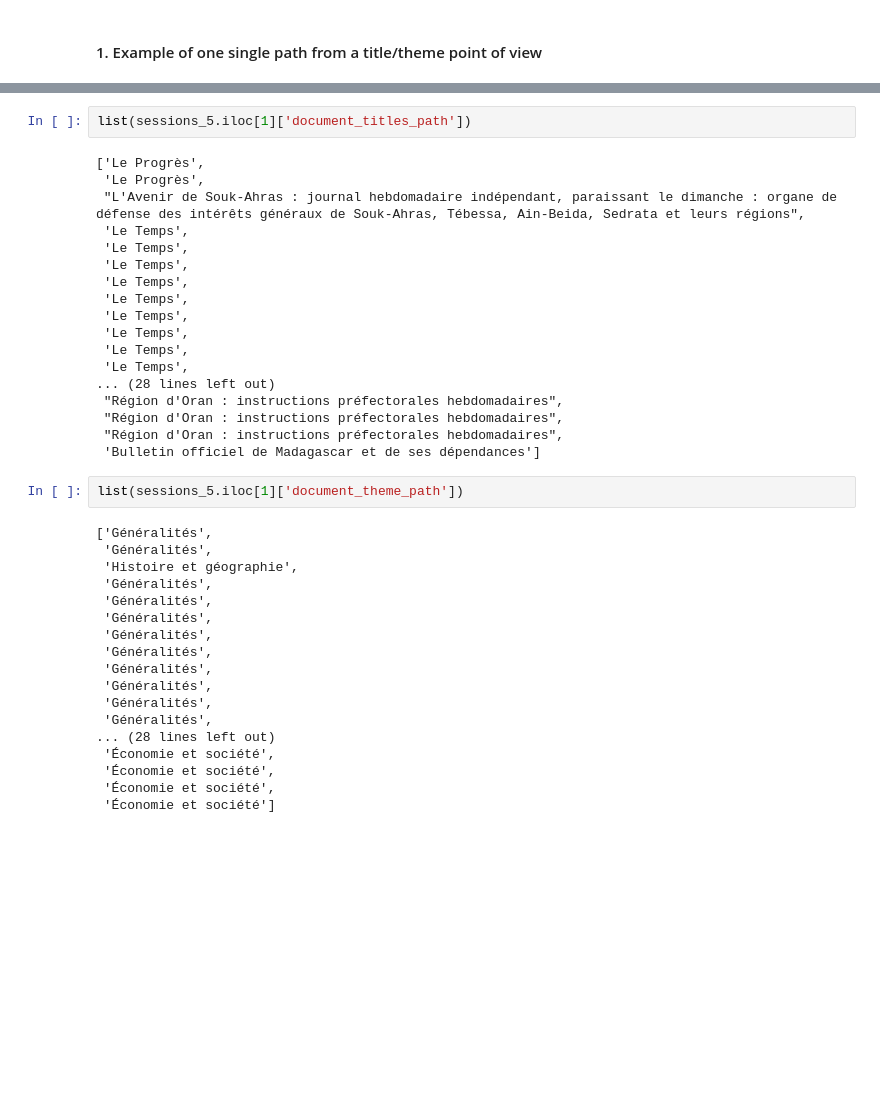
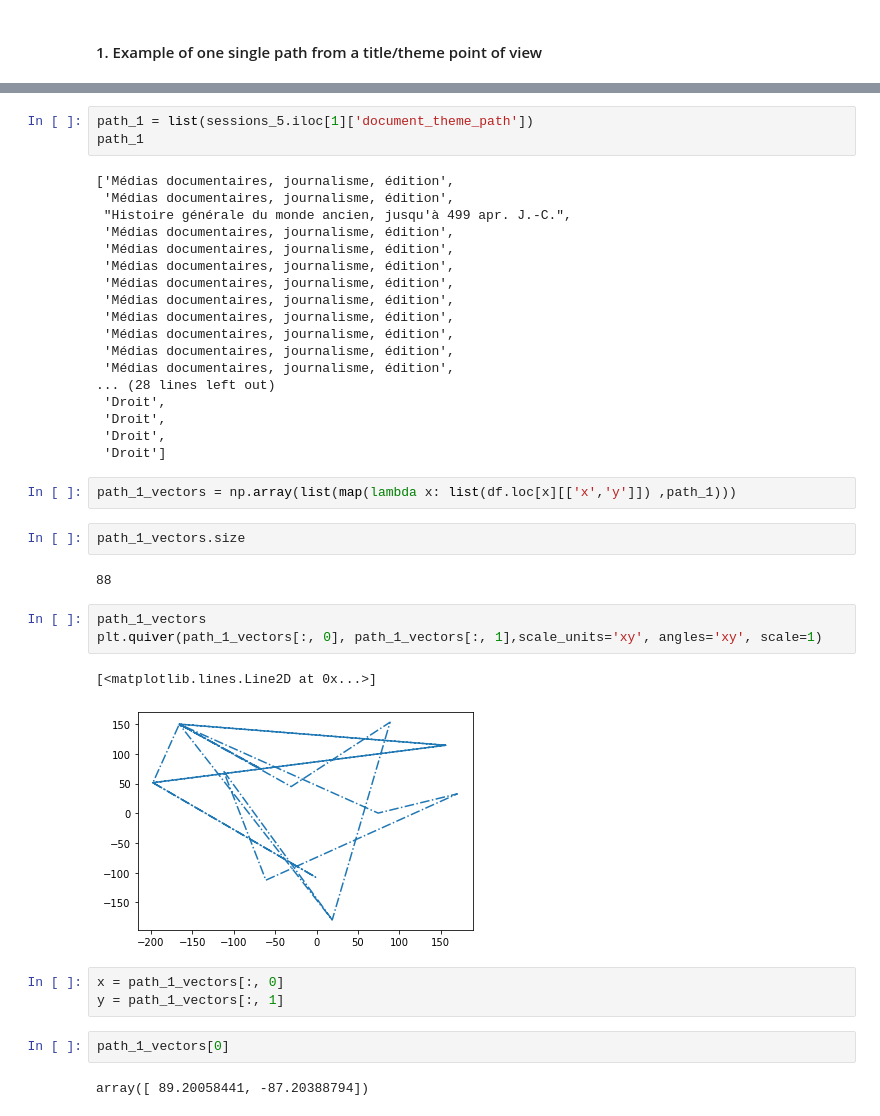
Before and after one commit to Kaabachi/TDA-Gallica, a Jupyter notebook: Project.ipynb, the cells around one changed output, grey strips where cells are left out. Saved outputs shown, nothing was run; the diff lists cells and outputs as text; blank space fills up the shorter version.

```diff
--- a/Project.ipynb
+++ b/Project.ipynb
@@ -529,42 +684,42 @@ TODO do this representation on all data. cluster? run everything on my laptop?
 # %%
-list(sessions_5.iloc[1]['document_titles_path'])
+path_1 = list(sessions_5.iloc[1]['document_theme_path'])
+path_1
 # %% [output]
-['Le Progrès',
- 'Le Progrès',
- "L'Avenir de Souk-Ahras : journal hebdomadaire indépendant, paraissant le dimanche : organe de défense des intérêts généraux de Souk-Ahras, Tébessa, Ain-Beida, Sedrata et leurs régions",
- 'Le Temps',
- 'Le Temps',
- 'Le Temps',
- 'Le Temps',
- 'Le Temps',
- 'Le Temps',
- 'Le Temps',
- 'Le Temps',
- 'Le Temps',
+['Médias documentaires, journalisme, édition',
+ 'Médias documentaires, journalisme, édition',
+ "Histoire générale du monde ancien, jusqu'à 499 apr. J.-C.",
+ 'Médias documentaires, journalisme, édition',
+ 'Médias documentaires, journalisme, édition',
+ 'Médias documentaires, journalisme, édition',
+ 'Médias documentaires, journalisme, édition',
+ 'Médias documentaires, journalisme, édition',
+ 'Médias documentaires, journalisme, édition',
+ 'Médias documentaires, journalisme, édition',
+ 'Médias documentaires, journalisme, édition',
+ 'Médias documentaires, journalisme, édition',
 ... (28 lines left out)
- "Région d'Oran : instructions préfectorales hebdomadaires",
- "Région d'Oran : instructions préfectorales hebdomadaires",
- "Région d'Oran : instructions préfectorales hebdomadaires",
- 'Bulletin officiel de Madagascar et de ses dépendances']
+ 'Droit',
+ 'Droit',
+ 'Droit',
+ 'Droit']
-# %%
-list(sessions_5.iloc[1]['document_theme_path'])
-# %% [output]
-['Généralités',
- 'Généralités',
- 'Histoire et géographie',
- 'Généralités',
- 'Généralités',
- 'Généralités',
- 'Généralités',
- 'Généralités',
- 'Généralités',
- 'Généralités',
- 'Généralités',
- 'Généralités',
-... (28 lines left out)
- 'Économie et société',
- 'Économie et société',
- 'Économie et société',
- 'Économie et société']
+# %%
+path_1_vectors = np.array(list(map(lambda x: list(df.loc[x][['x','y']]) ,path_1)))
+# %%
+path_1_vectors.size
+# %% [output]
+88
+# %%
+path_1_vectors
+plt.quiver(path_1_vectors[:, 0], path_1_vectors[:, 1],scale_units='xy', angles='xy', scale=1)
+# %% [output]
+[<matplotlib.lines.Line2D at 0x...>]
+[figure, added]
+# %%
+x = path_1_vectors[:, 0]
+y = path_1_vectors[:, 1]
+# %%
+path_1_vectors[0]
+# %% [output]
+array([ 89.20058441, -87.20388794])
 # %%
 <a class="anchor" id="first-bullet"></a><h2><center>I. Exploring Gallica Logs</center></h2>
```
Also changed, not shown: parts of 27 cells of this notebook, 1 other file.
